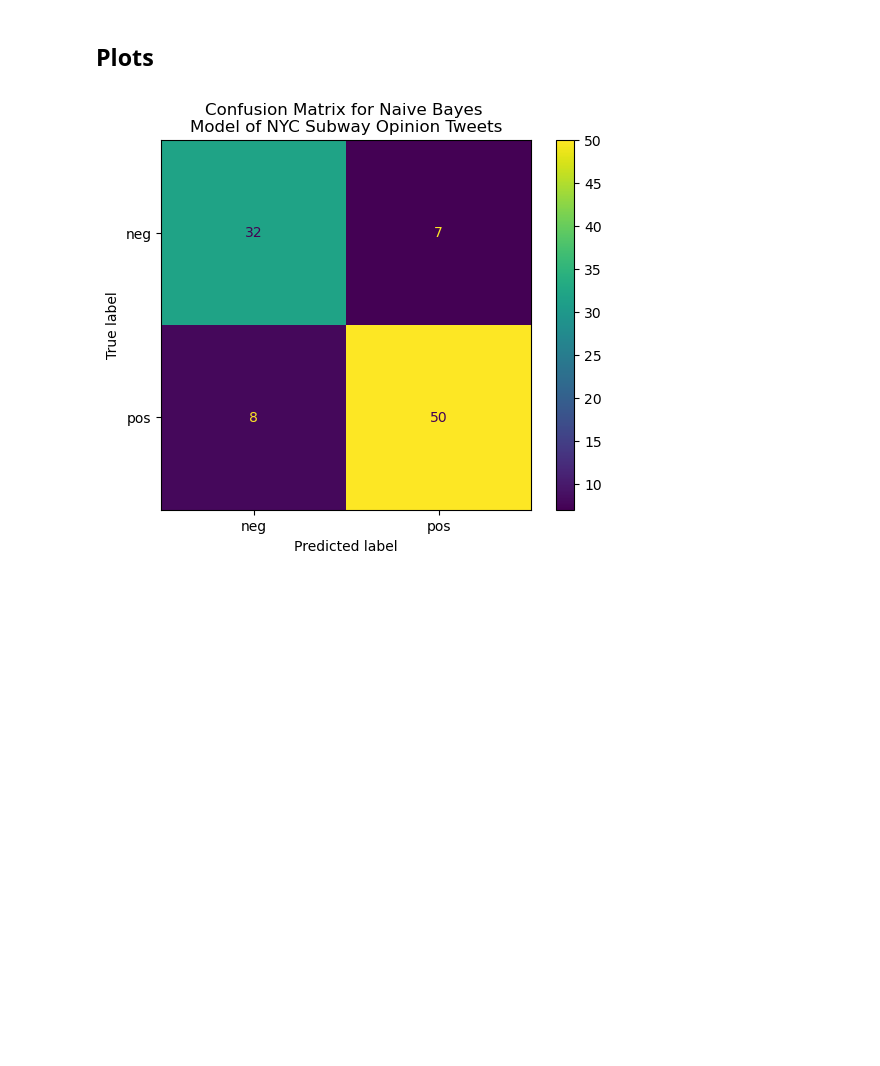
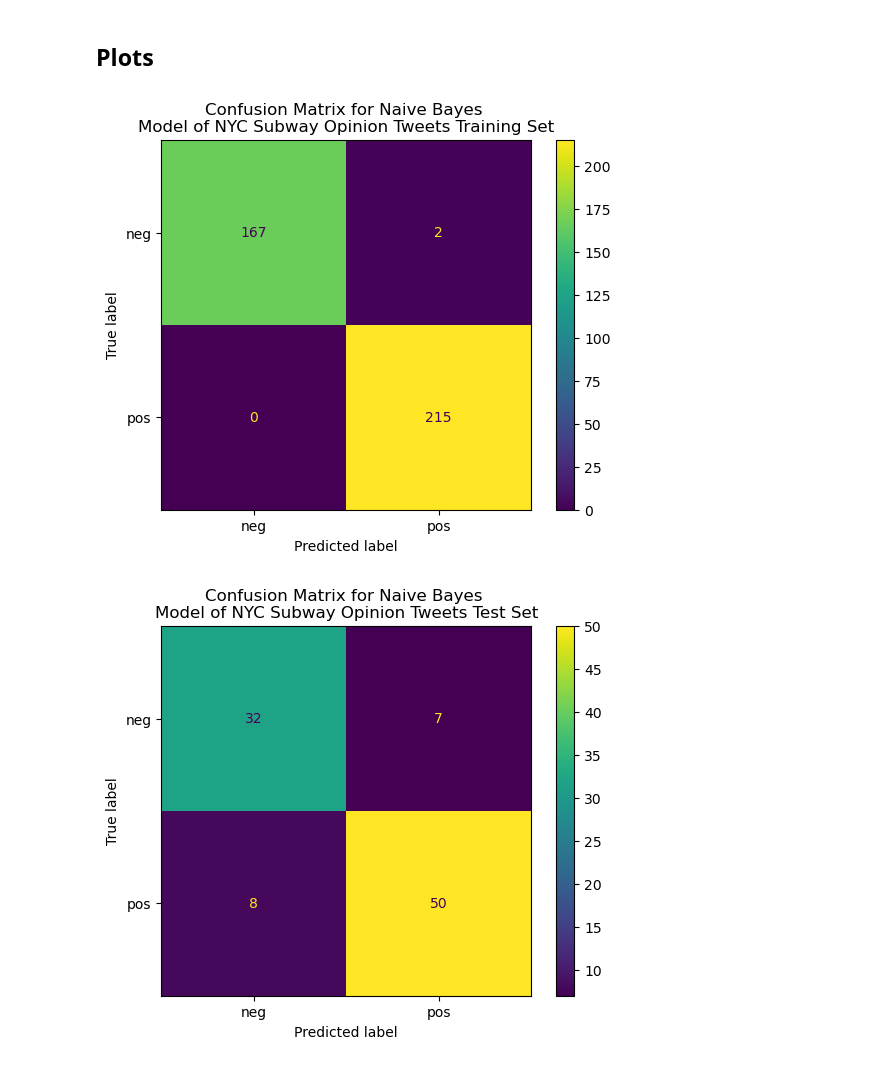
Before and after one commit to anly501/anly-501-project-alexpattarini, a Jupyter notebook: codes/04-naive-bayes/mta-tweets-nb.ipynb, the cells around one changed output. Cells and saved outputs as stored; diff of their text form; code cells hidden in the pictures; blank space fills up the shorter version.

```diff
--- a/codes/04-naive-bayes/mta-tweets-nb.ipynb
+++ b/codes/04-naive-bayes/mta-tweets-nb.ipynb
@@ -111,11 +161,19 @@ Errors: [ 0  0  0  0  0  0  0  0  0  0  0  0  0  0  0 -1  0  0  0  0  0  0  0  0
 # %% [markdown]
 ## Plots
 # %%
-from sklearn.metrics import ConfusionMatrixDisplay, confusion_matrix
-cm = confusion_matrix(y_test,model.predict(x_test),labels=model.classes_)
+# Train Confusion Matrix
+cm = confusion_matrix(y_train,yp_train,labels=model.classes_)
 cm_plot = ConfusionMatrixDisplay(cm,display_labels=labels)
 cm_plot.plot()
-plt.title("Confusion Matrix for Naive Bayes \nModel of NYC Subway Opinion Tweets")
-plt.savefig("../../501-project-website/images/CONFUSION-MX-Opinion-Tweets.png")
+plt.title("Confusion Matrix for Naive Bayes \nModel of NYC Subway Opinion Tweets Training Set")
+plt.savefig("../../501-project-website/images/CONFUSION-MX-NB-train-Opinion-Tweets.png")
+
+# Test Confusion Matrix
+cm = confusion_matrix(y_test,yp_test,labels=model.classes_)
+cm_plot = ConfusionMatrixDisplay(cm,display_labels=labels)
+cm_plot.plot()
+plt.title("Confusion Matrix for Naive Bayes \nModel of NYC Subway Opinion Tweets Test Set")
+plt.savefig("../../501-project-website/images/CONFUSION-MX-NB-test-Opinion-Tweets.png")
 # %% [output]
-[figure, old version]
+[figure, new version]
+[figure, added]
```
Also changed, not shown: parts of 13 cells of this notebook, 14 other files.
